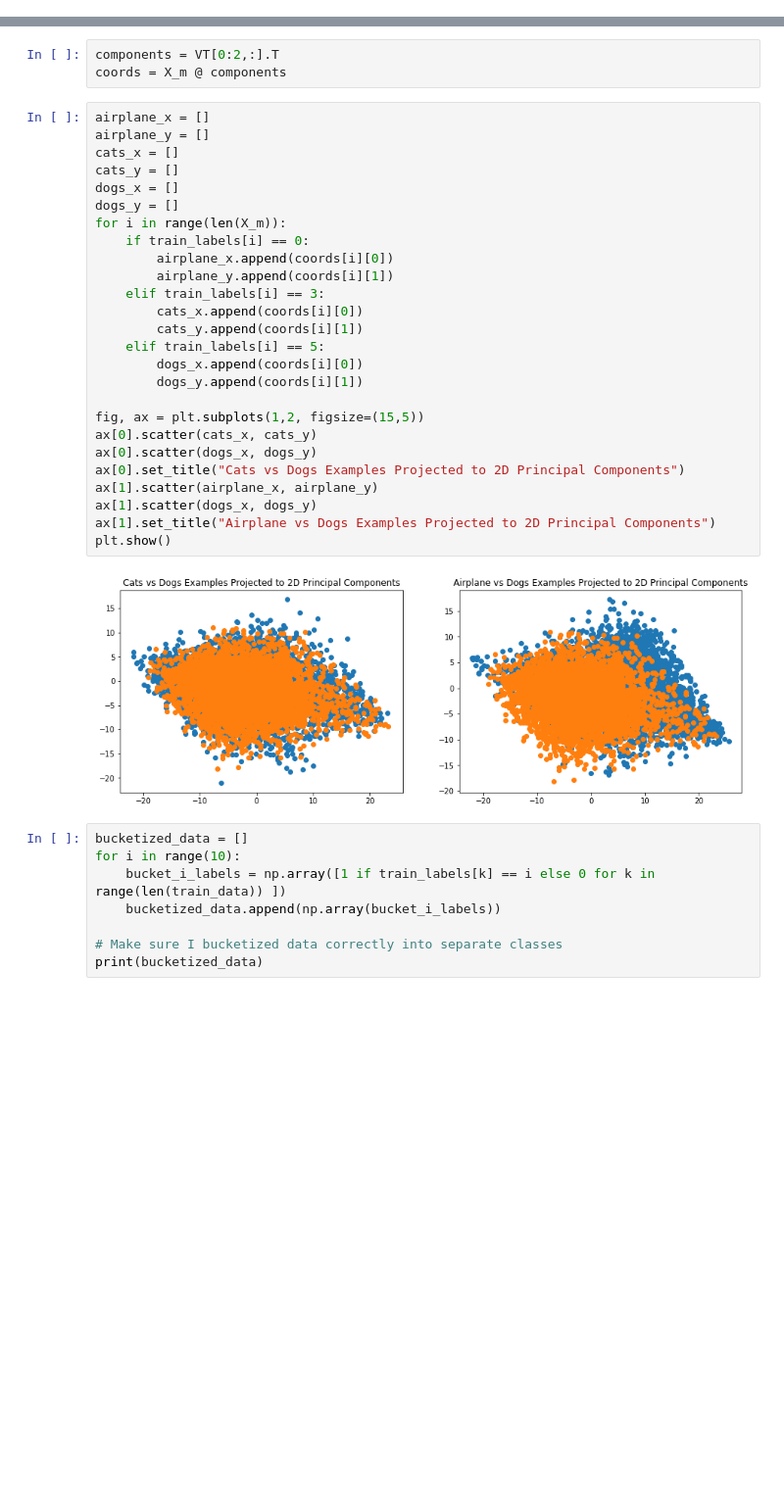
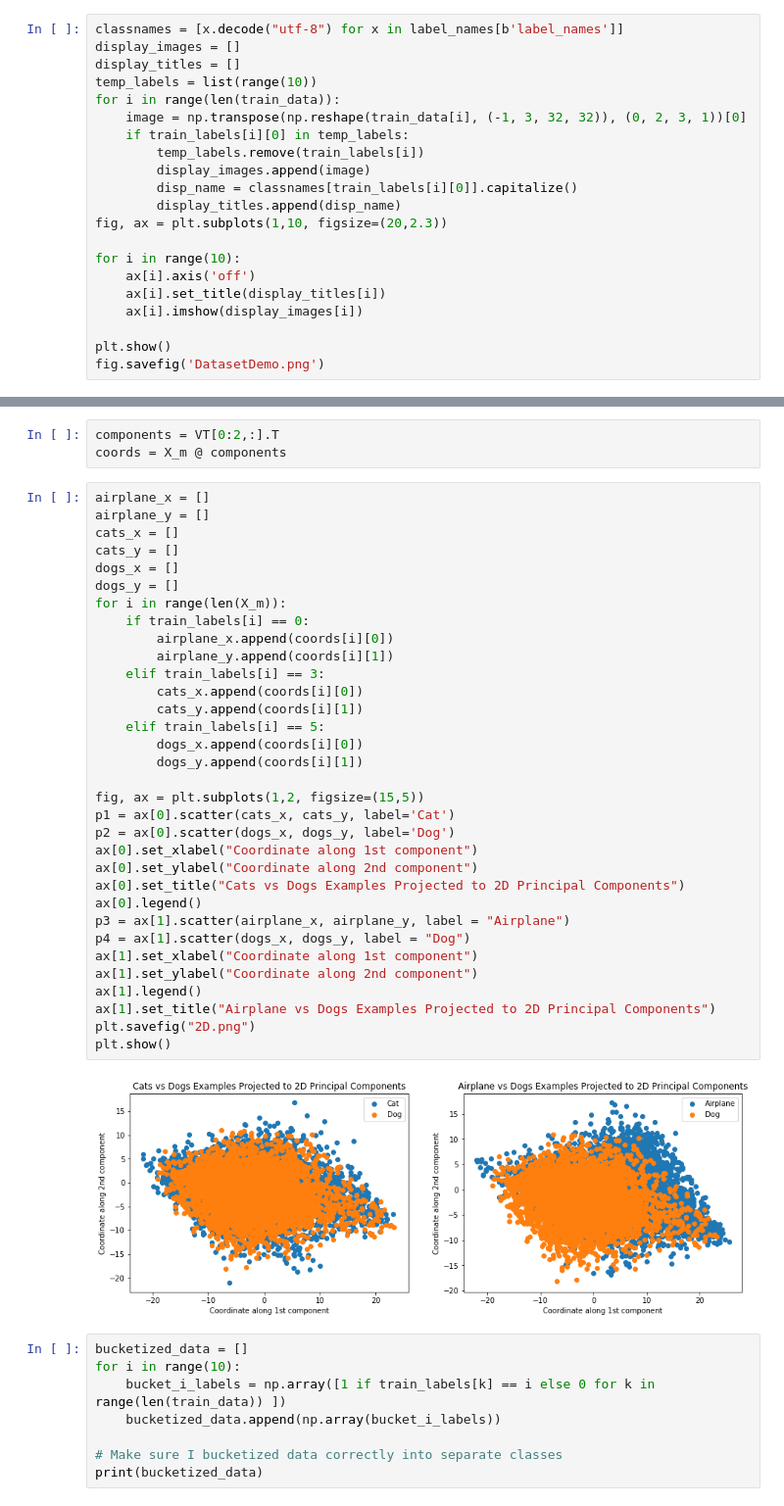
Before and after one commit to tossowski/CS532Final, a Jupyter notebook: SVM.ipynb, the cells around one changed output, grey strips where cells are left out. Shown: that part at 98% size. Drawn from its saved outputs; the diff is of its cells as text; blank space fills up the shorter version.

Commit message:
Added SVM and Neural Network Graphical Results

```diff
--- a/SVM.ipynb
+++ b/SVM.ipynb
@@ -38,3 +37,24 @@ for key in label_names:
 b'num_cases_per_batch' 10000
 b'label_names' [b'airplane', b'automobile', b'bird', b'cat', b'deer', b'dog', b'frog', b'horse', b'ship', b'truck']
 b'num_vis' 3072
+# %%
+classnames = [x.decode("utf-8") for x in label_names[b'label_names']]
+display_images = []
+display_titles = []
+temp_labels = list(range(10))
+for i in range(len(train_data)):
+    image = np.transpose(np.reshape(train_data[i], (-1, 3, 32, 32)), (0, 2, 3, 1))[0]
+    if train_labels[i][0] in temp_labels:
+        temp_labels.remove(train_labels[i])
+        display_images.append(image)
+        disp_name = classnames[train_labels[i][0]].capitalize()
+        display_titles.append(disp_name)
+fig, ax = plt.subplots(1,10, figsize=(20,2.3))
+
+for i in range(10):
+    ax[i].axis('off')
+    ax[i].set_title(display_titles[i])
+    ax[i].imshow(display_images[i])
+
+plt.show()
+fig.savefig('DatasetDemo.png')
@@ -48,31 +70,38 @@ coords = X_m @ components
 # %%
 airplane_x = []
 airplane_y = []
 cats_x = []
 cats_y = []
 dogs_x = []
 dogs_y = []
 for i in range(len(X_m)):
     if train_labels[i] == 0:
         airplane_x.append(coords[i][0])
         airplane_y.append(coords[i][1])
     elif train_labels[i] == 3:
         cats_x.append(coords[i][0])
         cats_y.append(coords[i][1])
     elif train_labels[i] == 5:
         dogs_x.append(coords[i][0])
         dogs_y.append(coords[i][1])
 
 fig, ax = plt.subplots(1,2, figsize=(15,5))
-ax[0].scatter(cats_x, cats_y)
-ax[0].scatter(dogs_x, dogs_y)
+p1 = ax[0].scatter(cats_x, cats_y, label='Cat')
+p2 = ax[0].scatter(dogs_x, dogs_y, label='Dog')
+ax[0].set_xlabel("Coordinate along 1st component")
+ax[0].set_ylabel("Coordinate along 2nd component")
 ax[0].set_title("Cats vs Dogs Examples Projected to 2D Principal Components")
-ax[1].scatter(airplane_x, airplane_y)
-ax[1].scatter(dogs_x, dogs_y)
+ax[0].legend()
+p3 = ax[1].scatter(airplane_x, airplane_y, label = "Airplane")
+p4 = ax[1].scatter(dogs_x, dogs_y, label = "Dog")
+ax[1].set_xlabel("Coordinate along 1st component")
+ax[1].set_ylabel("Coordinate along 2nd component")
+ax[1].legend()
 ax[1].set_title("Airplane vs Dogs Examples Projected to 2D Principal Components")
+plt.savefig("2D.png")
 plt.show()
 # %% [output]
-[figure, old version]
+[figure, new version]
 # %%
 bucketized_data = []
 for i in range(10):
```
Also changed, not shown: parts of 10 cells of this notebook, 1 other file.
